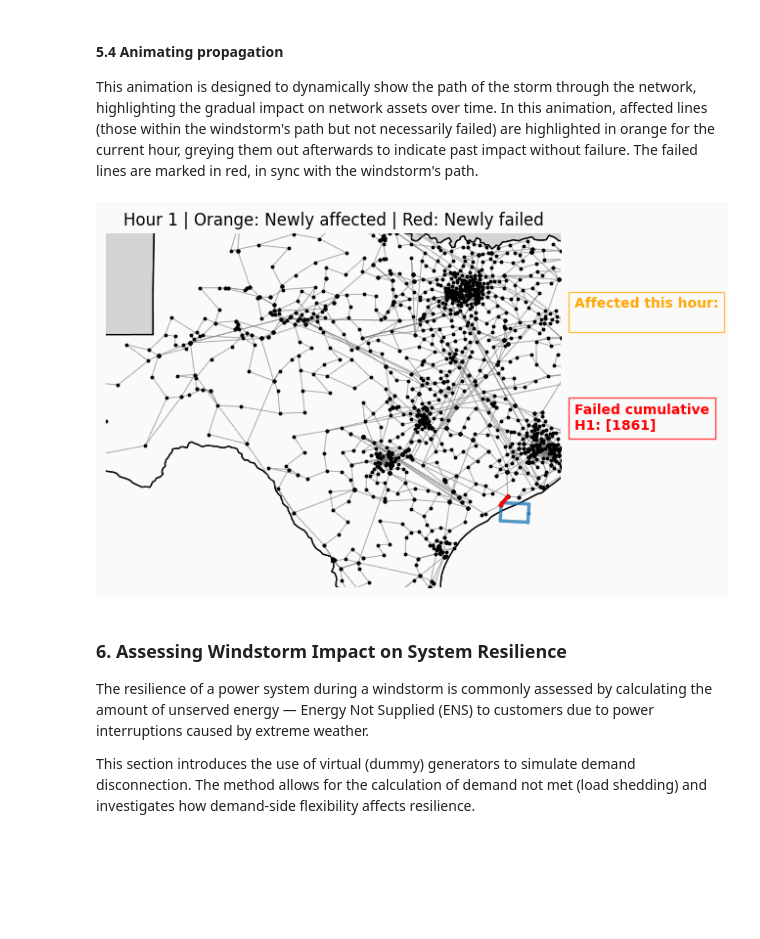
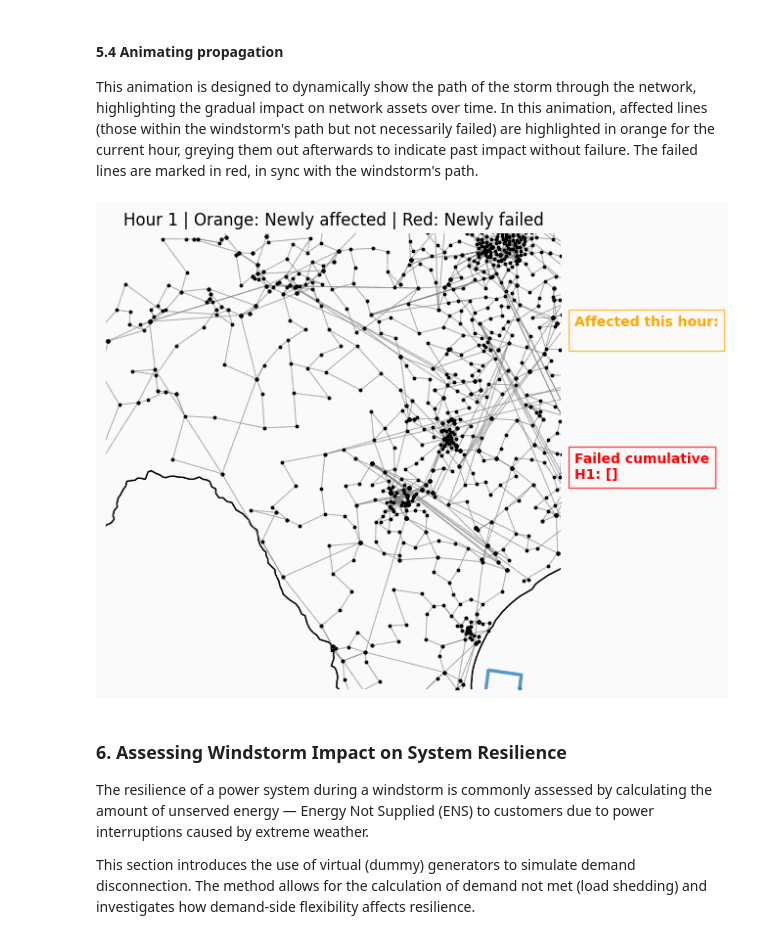
Before and after one commit to YitianDai/PowerTech2025-Tutorial, a Jupyter notebook: SE03_Resilience_Assessment_with_Distribution_Flexibility.ipynb, the cells around one changed output. Drawn from its saved outputs; the diff is of its cells as text; code cells hidden in the pictures; blank space fills up the shorter version.

```diff
--- a/SE03_Resilience_Assessment_with_Distribution_Flexibility.ipynb
+++ b/SE03_Resilience_Assessment_with_Distribution_Flexibility.ipynb
@@ -98,7 +99,7 @@ While many windstorm scenarios can be simulated to capture the full spectrum of
 - Its potential impact on operational performance and resilience.
 # %%
 # --- Select a reproducible windstorm scenario ---
-random.seed(242)
+random.seed(232)
 idx = random.choice(range(NumWS))
 Num_hrs = ws._get_lng_ws()[idx]
 lim_v_ws = ws._get_lim_v_ws()
@@ -107,6 +108,7 @@ start, end = (Lon[idx], Lat[idx]), (Lon_n[idx], Lat_n[idx])
 
 # --- Get hourly path and wind speeds ---
 path_ws = ws._crt_ws_path(*start, *end, vmin, Num_hrs)
+Num_hrs = len(path_ws) - 1
 print(f"🌪️ Windstorm {idx}: {Num_hrs}h | Speed: {vmin:.1f}-{vmax:.1f} m/s | Start: ({path_ws[0][0]:.2f},{path_ws[0][1]:.2f}) → End: ({path_ws[-1][0]:.2f},{path_ws[-1][1]:.2f})")
 v_ws = np.array(ws._crt_ws_v([vmin, vmax], Num_hrs))
 v_ws_scaled = 2 * (v_ws - v_ws.min() + 1e-3)
@@ -220,15 +224,15 @@ for i_hr in range(Num_hrs):
             if np.random.rand() < p_fail:
                 is_failed_ohl[idx] = 1  # Mark line as failed
                 bgn_off_hr_ohl[idx] = i_hr - 1
-                rnd_hr = (np.random.randn() + 3.5) * lim_ttr[0]  # Generate a random factor; the 3.5 multiplier could be refined
+                rnd_hr = (np.random.randn() + 3) * lim_ttr[0]  # Generate a random factor; the 3 multiplier could be refined
                 ttr_ohl = round(min(max(lim_ttr[0], rnd_hr), lim_ttr[1]))
                 end_rec_hr_ohl[idx] = Num_hrs + ttr_ohl - 1
     # Save indices of lines failed up to this hour
     failed_total[i_hr] = [idx for idx, failed in enumerate(is_failed_ohl) if failed]
 
-num_hrs_yr = ws._get_num_hrs_yr() # Get total hours in a year for the simulation
-line_status = [[True for _ in range(num_hrs_yr)] for _ in range(num_lines)] # Initialise line status (True = operational)
-ens_bus = np.zeros((num_bus, num_hrs_yr)) # Initialise energy not served for each bus
+TTR = int(max(end_rec_hr_ohl)) + 1
+line_status = [[True for _ in range(TTR)] for _ in range(num_lines)] # Initialise line status (True = operational)
+ens_bus = np.zeros((num_bus, TTR)) # Initialise energy not served for each bus
 
 # Update line status based on failures detected in the simulation
 if any(value is not None for value in failed_total):
@@ -243,15 +247,15 @@ if any(value is not None for value in failed_total):
     line_status_array = np.array(line_status) # Convert line status to an array for analysis
     failed_lines_per_hour = []  # List of sets, one for each hour
 
-    for i_hr in range(num_hrs_yr):
+    for i_hr in range(TTR):
         failed_now = set(np.where(line_status_array[:, i_hr] == False)[0])# Get indices of failed lines for this hour
         failed_lines_per_hour.append(failed_now)
 
     # Calculate and plot the number of failed lines over time
-    start = int(min(bgn_off_hr_ohl[bgn_off_hr_ohl > 0]))
-    end = int(max(end_rec_hr_ohl))
-    sums = [np.sum(line_status_array[:, hour] == False) for hour in range(start - 1, end + 1)]
-    plt.plot(list(range(start - 1, end + 1)), sums)
+    start = int(min(bgn_off_hr_ohl[bgn_off_hr_ohl > 0])) - 1
+    end = int(max(end_rec_hr_ohl)) + 1
+    sums = [np.sum(line_status_array[:, hour] == False) for hour in range(start, end)]
+    plt.plot(list(range(start, end)), sums)
     plt.xlabel("Simulation time (hours)")
     plt.ylabel("Number of failed lines")
     plt.show()
@@ -261,9 +265,9 @@ if any(value is not None for value in failed_total):
 #### 5.4 Animating propagation
 This animation is designed to dynamically show the path of the storm through the network, highlighting the gradual impact on network assets over time. In this animation, affected lines (those within the windstorm's path but not necessarily failed) are highlighted in orange for the current hour, greying them out afterwards to indicate past impact without failure. The failed lines are marked in red, in sync with the windstorm's path.
 # %%
-ws.ws_animation(net, envelopes_rect, affected_idx, failed_total, 22, path_ws,fps = 1)
+ws.ws_animation(net, envelopes_rect, affected_idx, failed_total, Num_hrs, path_ws, fps = 1)
 # %% [output]
-[figure, old version]
+[figure, new version]
 # %% [markdown]
 ### 6. Assessing Windstorm Impact on System Resilience
 The resilience of a power system during a windstorm is commonly assessed by calculating the amount of unserved energy — Energy Not Supplied (ENS) to customers due to power interruptions caused by extreme weather.
```
Also changed, not shown: parts of 8 cells of this notebook, 5 other files.
